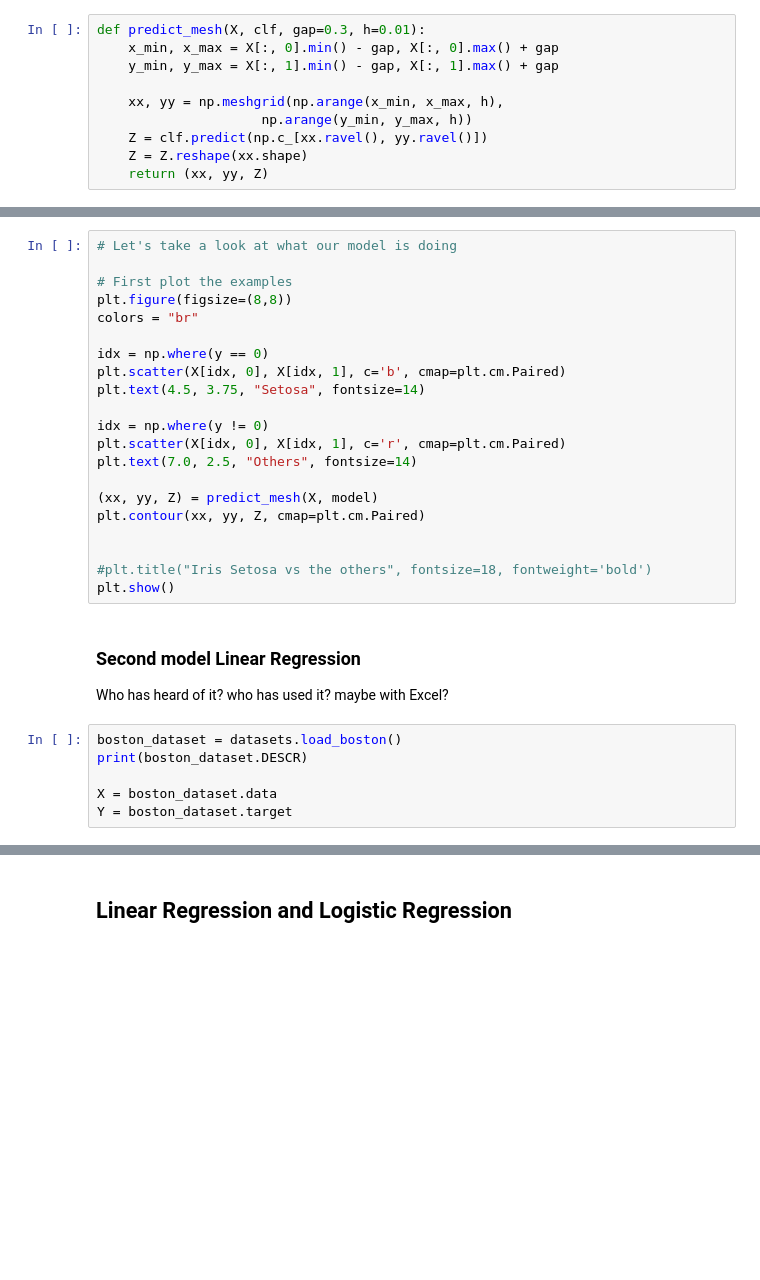
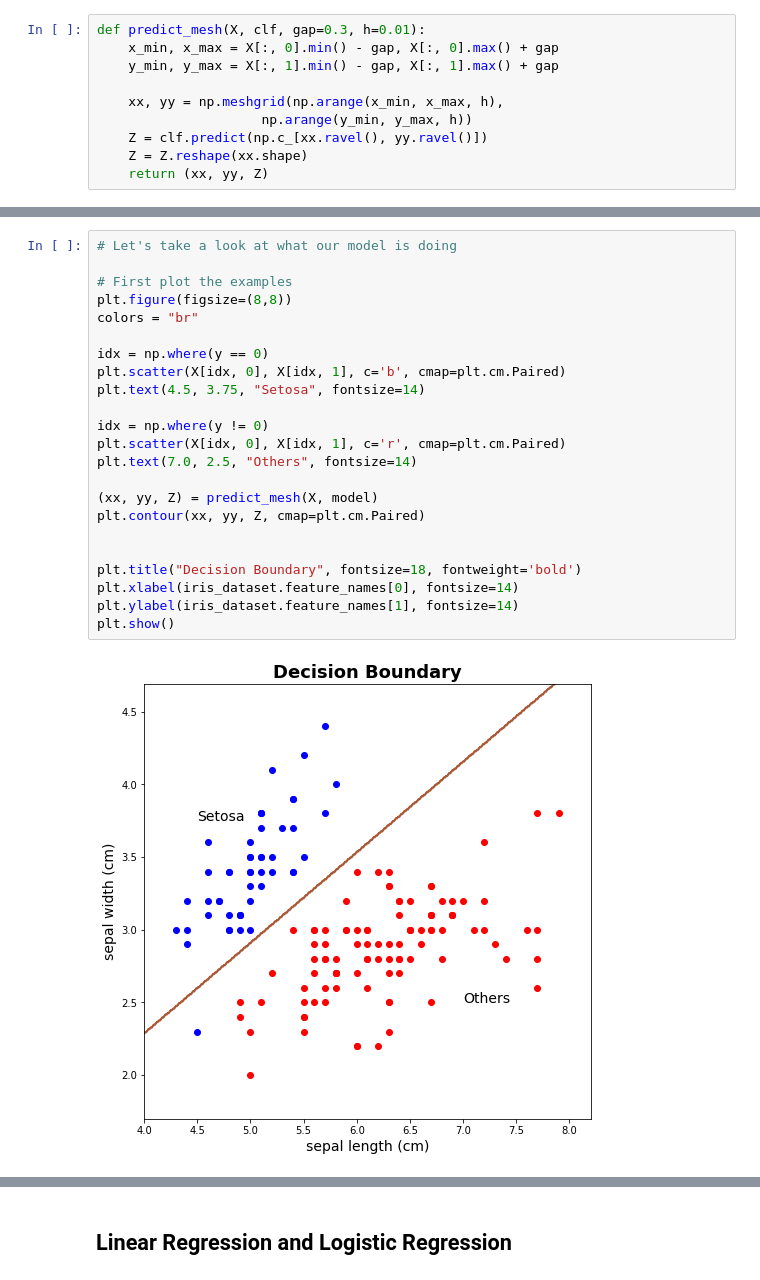
Before and after one commit to Joao-M-Almeida/ML-Tutorial, a Jupyter notebook: Tutorial Notebook.ipynb, the cells around one changed output, grey strips where cells are left out. Cells and saved outputs as stored; diff of their text form; blank space fills up the shorter version.

```diff
--- a/Tutorial Notebook.ipynb
+++ b/Tutorial Notebook.ipynb
@@ -157,31 +300,25 @@ print("Accuracy: {:0.3f}%".format(model.score(X[:,0:2], new_y)))
 # %%
 # Let's take a look at what our model is doing
 
 # First plot the examples
 plt.figure(figsize=(8,8))
 colors = "br"
 
 idx = np.where(y == 0)
 plt.scatter(X[idx, 0], X[idx, 1], c='b', cmap=plt.cm.Paired)
 plt.text(4.5, 3.75, "Setosa", fontsize=14)
 
 idx = np.where(y != 0)
 plt.scatter(X[idx, 0], X[idx, 1], c='r', cmap=plt.cm.Paired)
 plt.text(7.0, 2.5, "Others", fontsize=14)
 
 (xx, yy, Z) = predict_mesh(X, model)
 plt.contour(xx, yy, Z, cmap=plt.cm.Paired)
 
 
-#plt.title("Iris Setosa vs the others", fontsize=18, fontweight='bold')
+plt.title("Decision Boundary", fontsize=18, fontweight='bold')
+plt.xlabel(iris_dataset.feature_names[0], fontsize=14)
+plt.ylabel(iris_dataset.feature_names[1], fontsize=14)
 plt.show()
+# %% [output]
+[figure, added]
-# %% [markdown]
-### Second model  Linear Regression
-
-Who has heard of it? who has used it? maybe with Excel?
-# %%
-boston_dataset = datasets.load_boston()
-print(boston_dataset.DESCR)
-
-X = boston_dataset.data
-Y = boston_dataset.target
```
Also changed, not shown: parts of 42 cells of this notebook, 1 other file.
